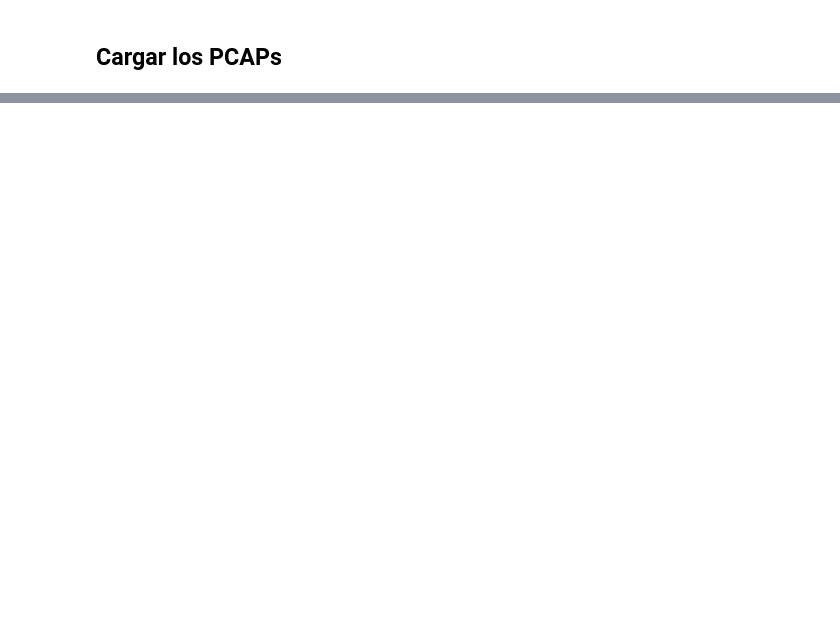
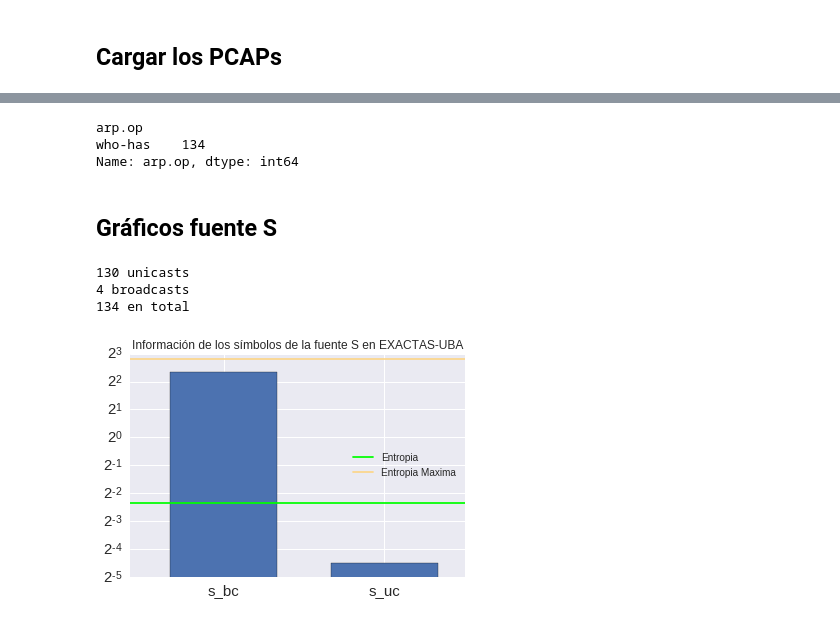
Before and after one commit to ABorgna/redes, a Jupyter notebook: tp1/jupyter/grafiquitos.ipynb, the cells around one changed output, grey strips where cells are left out. Cells and saved outputs as stored; diff of their text form; code cells hidden in the pictures; blank space fills up the shorter version.

Commit message:
Grafico de barras para fuente S

```diff
--- a/tp1/jupyter/grafiquitos.ipynb
+++ b/tp1/jupyter/grafiquitos.ipynb
@@ -69,7 +75,7 @@ def load_all(fields=[], display_filter="",
             for file in files}
 # %%
 def decode_ARP_opcodes(df):
-    return df["arp.opcode"].map(lambda c: "who-is" if c==1 else "is-at")
+    return df["arp.opcode"].map(lambda c: "who-has" if c==1 else "is-at")
 # %% [markdown]
 ## Cargar los PCAPs
 # %%
@@ -80,5 +88,6 @@ print(list(tables.keys()))
 # %%
-t = tables["EXACTAS-UBA"]
+pcap_name = "EXACTAS-UBA"
+t = tables[pcap_name]
 t["arp.op"] = decode_ARP_opcodes(t)
 
 t_is_arp = t["_ws.col.Protocol"] == "ARP"
@@ -88,2 +116,55 @@ t_arp
 # %%
 t_arp.groupby(t_arp["arp.op"])["arp.op"].count()
+# %% [output]
+arp.op
+who-has    134
+Name: arp.op, dtype: int64
+# %% [markdown]
+## Gráficos fuente S
+# %%
+# contar cantidad de paquetes broadcast/unicast
+
+broadcasts = t_arp["arp.dst.hw_mac"] == 'ff:ff:ff:ff:ff:ff'
+
+cantidad_broadcasts = t_arp[broadcasts].shape[0]
+total = t_arp.shape[0]
+cantidad_unicasts = total - cantidad_broadcasts
+
+print("{:d} unicasts".format(cantidad_unicasts))
+print("{:d} broadcasts".format(cantidad_broadcasts))
+print("{:d} en total".format(total))
+
+# cuentitas
+
+proba_broadcast = cantidad_broadcasts/total
+proba_unicast = cantidad_unicasts/total
+
+info_broadcast = 0 if proba_broadcast == 0 else -log2(proba_broadcast)
+info_unicast = 0 if proba_unicast == 0 else -log2(proba_unicast)
+
+entropia = proba_unicast*info_unicast + proba_broadcast*info_broadcast
+entropia_maxima = log2(total)
+
+# imprimir barras
+
+fig, ax = plt.subplots()
+
+bar1 = ax.bar([0.3, 1.5], [info_broadcast, info_unicast], 0.8)
+entropy=ax.axhline(y=entropia, label='Entropia', color='#00ff00')
+entropy_max=ax.axhline(y=entropia_maxima, label='Entropia Maxima', color='#fcd68b')
+
+plt.legend(handles=[entropy, entropy_max], loc=5)
+ax.set_xticks([0.7, 1.9])
+ax.set_xticklabels(['s_bc', 's_uc'])
+plt.tick_params(axis='both', labelsize=15)
+ax.set_yscale('log', basey=2)
+
+titulo = "Información de los símbolos de la fuente S en " + pcap_name
+ax.set_title(titulo)
+path_file = "../img/barras-" + pcap_name + ".pdf"
+plt.savefig(path_file)
+# %% [output]
+130 unicasts
+4 broadcasts
+134 en total
+[figure, added]
```
Also changed, not shown: parts of 4 cells of this notebook, 2 other files.
